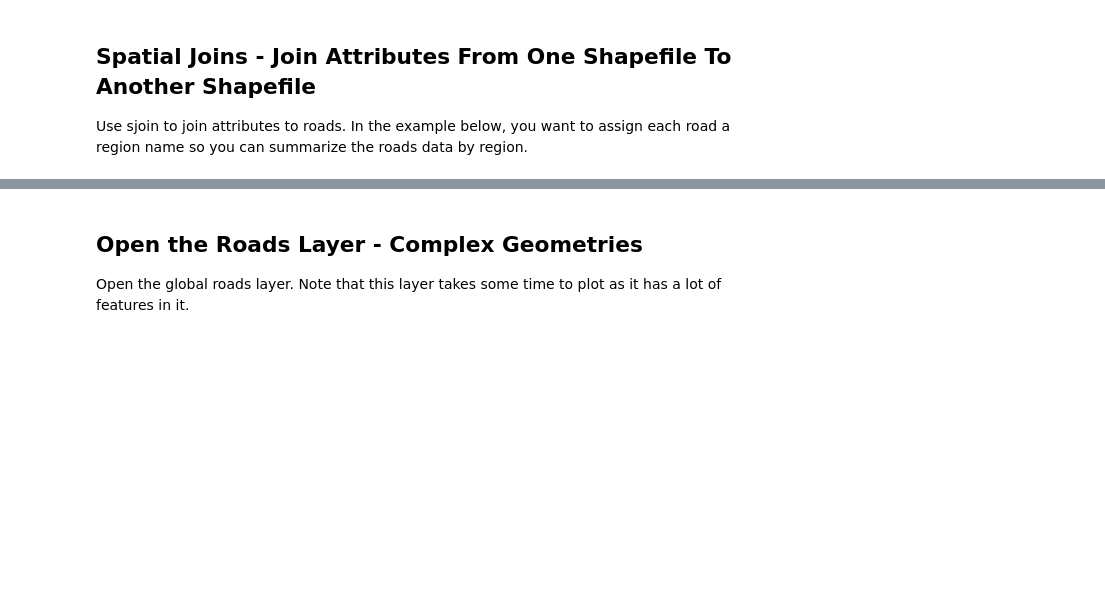
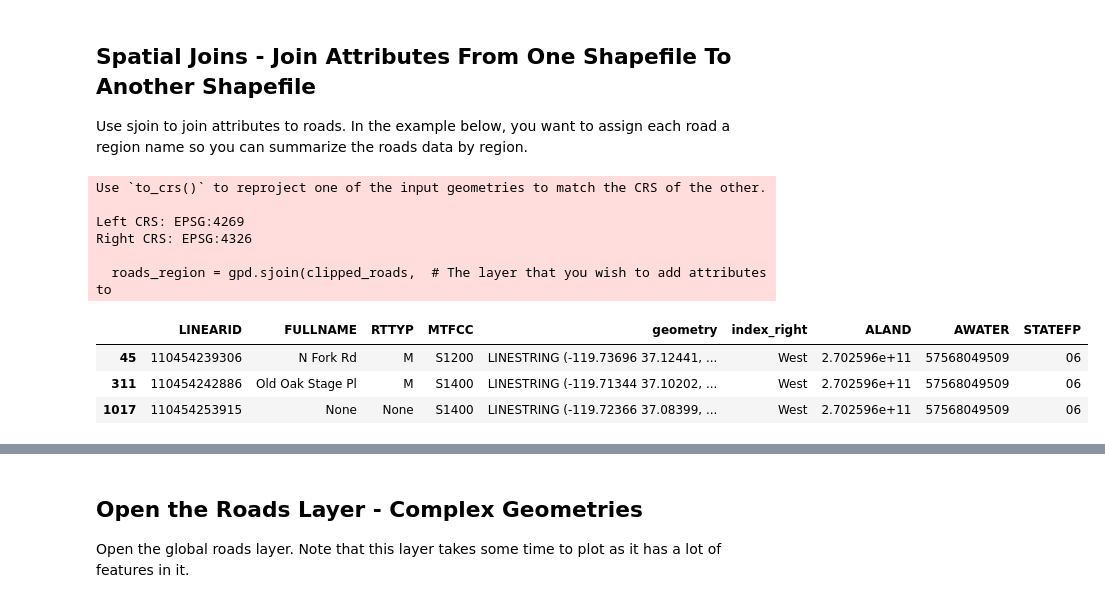
Before and after one commit to earthlab-education/ea-bootcamp-fall-2021, a Jupyter notebook: 12-vector/vector-data-demo.ipynb, the cells around one changed output, grey strips where cells are left out. Saved outputs shown, nothing was run; the diff lists cells and outputs as text; code cells hidden in the pictures; blank space fills up the shorter version.

```diff
--- a/12-vector/vector-data-demo.ipynb
+++ b/12-vector/vector-data-demo.ipynb
@@ -295,3 +503,20 @@ us_regions.head()
 
 Use sjoin to join attributes to roads. In the example below, you want to assign
 each road a region name so you can summarize the roads data by region.
+# %%
+# What's wrong with this operation??
+roads_region = gpd.sjoin(clipped_roads,  # The layer that you wish to add attributes to
+                         us_regions,  # The layer that you wish to take attributes from
+                         op="intersects") # If the geometries overlap,  then assign the attributes
+roads_region.head(3)
+# %% [output]
+Use `to_crs()` to reproject one of the input geometries to match the CRS of the other.
+
+Left CRS: EPSG:4269
+Right CRS: EPSG:4326
+
+  roads_region = gpd.sjoin(clipped_roads,  # The layer that you wish to add attributes to
+|  | LINEARID | FULLNAME | RTTYP | MTFCC | geometry | index_right | ALAND | AWATER | STATEFP |
+| 45 | 110454239306 | N Fork Rd | M | S1200 | LINESTRING (-119.73696 37.12441, ... | West | 2.702596e+11 | 57568049509 | 06 |
+| 311 | 110454242886 | Old Oak Stage Pl | M | S1400 | LINESTRING (-119.71344 37.10202, ... | West | 2.702596e+11 | 57568049509 | 06 |
+| 1017 | 110454253915 | None | None | S1400 | LINESTRING (-119.72366 37.08399, ... | West | 2.702596e+11 | 57568049509 | 06 |
```
Also changed, not shown: parts of 39 cells of this notebook.
